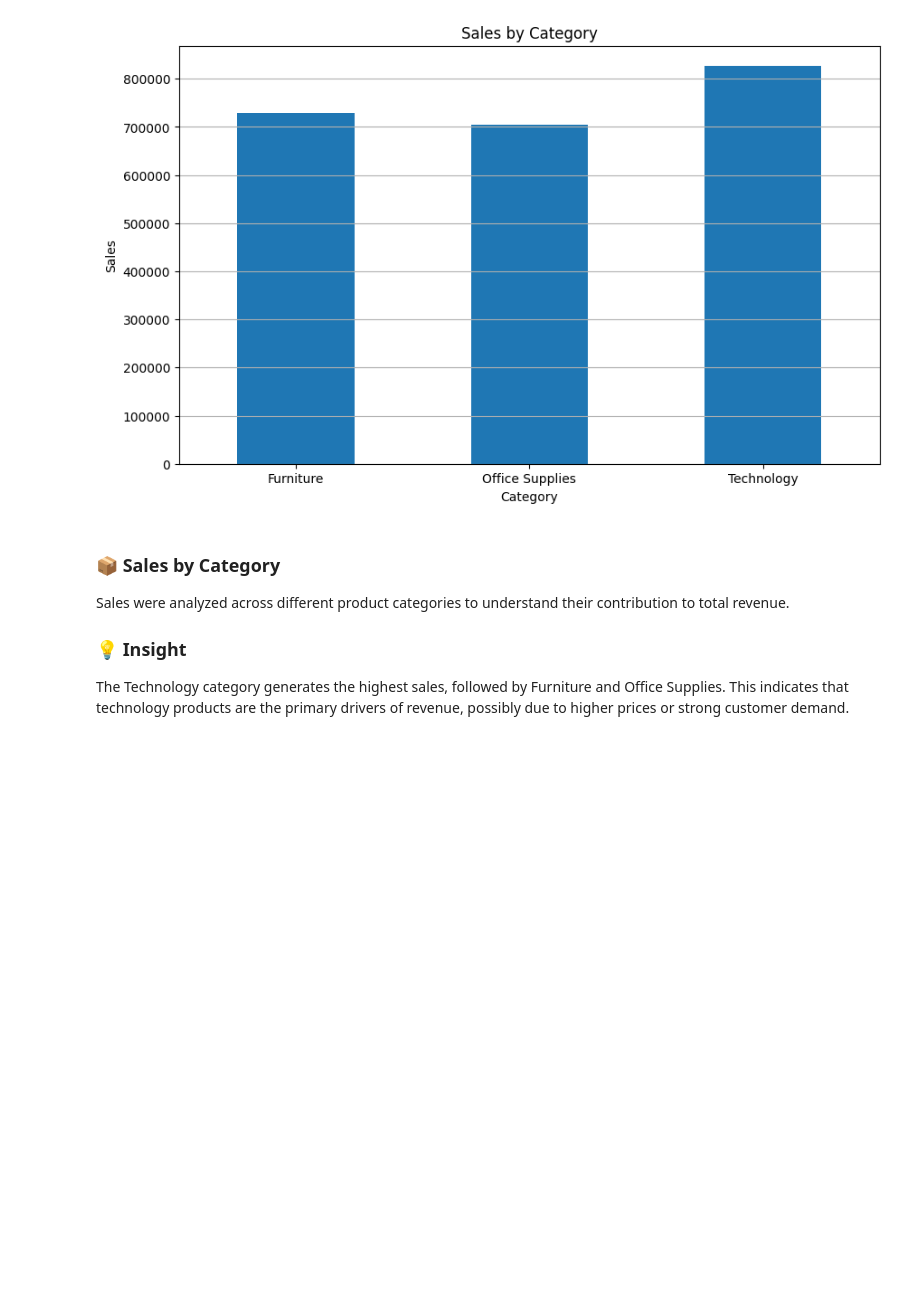
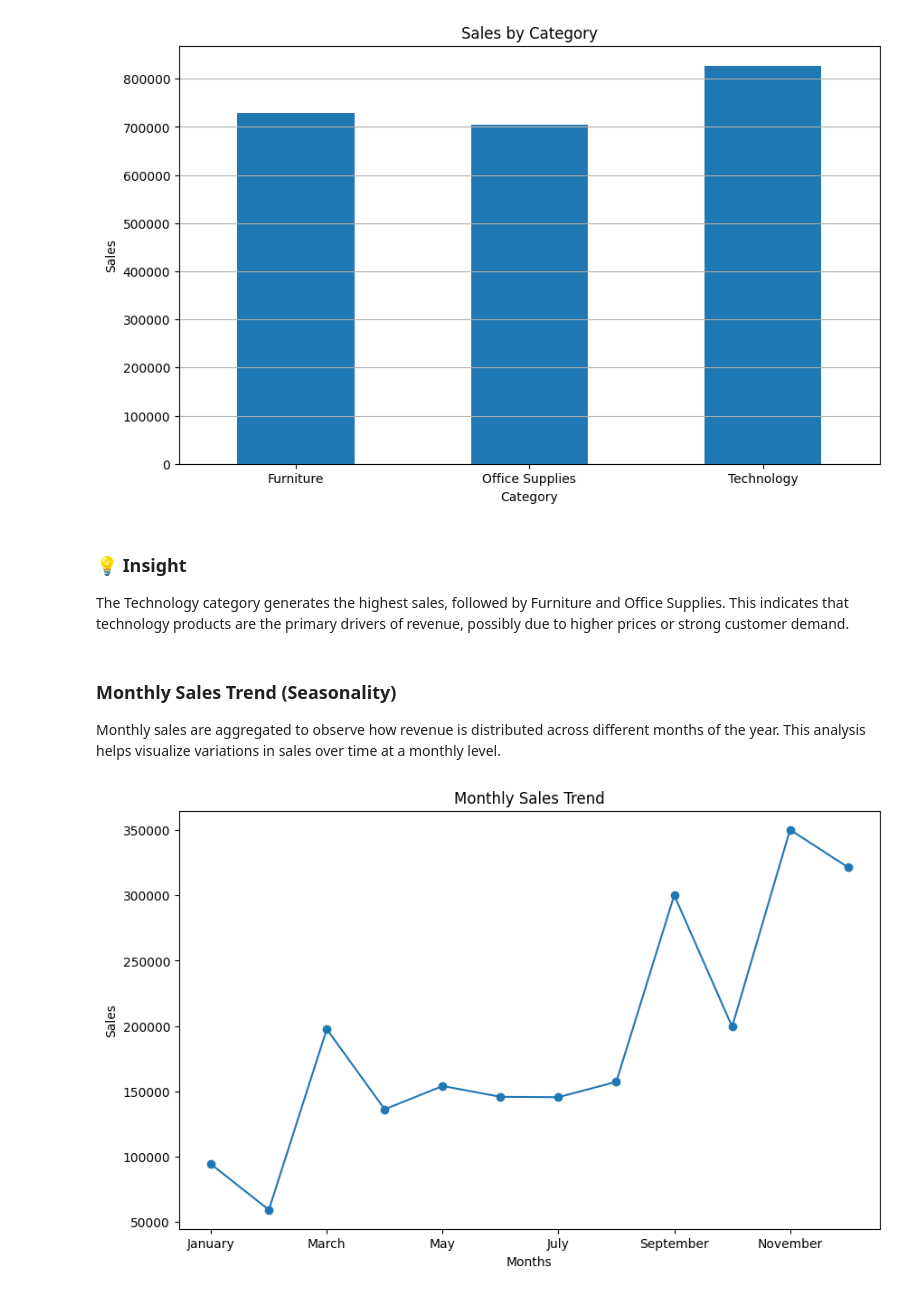
Before and after one commit to ChandanaKukudala/sales-analysis-forecasting, a Jupyter notebook: Sales_Analysis.ipynb, the cells around one changed output. Cells and saved outputs as stored; diff of their text form; code cells hidden in the pictures; blank space fills up the shorter version.

Commit message:
EDA Step 2
monthly trends, regional and top product insights

```diff
--- a/Sales_Analysis.ipynb
+++ b/Sales_Analysis.ipynb
@@ -167,10 +168,28 @@ plt.show()
 # %% [output]
 [figure]
 # %% [markdown]
-### 📦 Sales by Category
 
-Sales were analyzed across different product categories to understand their contribution to total revenue.
 
 ### 💡 Insight
 
 The Technology category generates the highest sales, followed by Furniture and Office Supplies. This indicates that technology products are the primary drivers of revenue, possibly due to higher prices or strong customer demand.
+# %% [markdown]
+### Monthly Sales Trend (Seasonality)
+
+Monthly sales are aggregated to observe how revenue is distributed across different months of the year. This analysis helps visualize variations in sales over time at a monthly level.
+# %%
+df['Order Date'] = pd.to_datetime(df['Order Date'], format='%d/%m/%Y')
+df['Month_name'] = df['Order Date'].dt.month_name()
+
+monthly_sales = df.groupby('Month_name')['Sales'].sum()
+month_order = ['January', 'February', 'March', 'April', 'May', 'June', 'July', 'August', 'September', 'October', 'November', 'December']
+monthly_sales = monthly_sales.reindex(month_order)
+
+plt.figure(figsize=(10,6))
+monthly_sales.plot(kind='line', marker='o')
+plt.title('Monthly Sales Trend')
+plt.xlabel('Months')
+plt.ylabel('Sales')
+plt.show()
+# %% [output]
+[figure, added]
```
Also changed, not shown: parts of 15 cells of this notebook.
